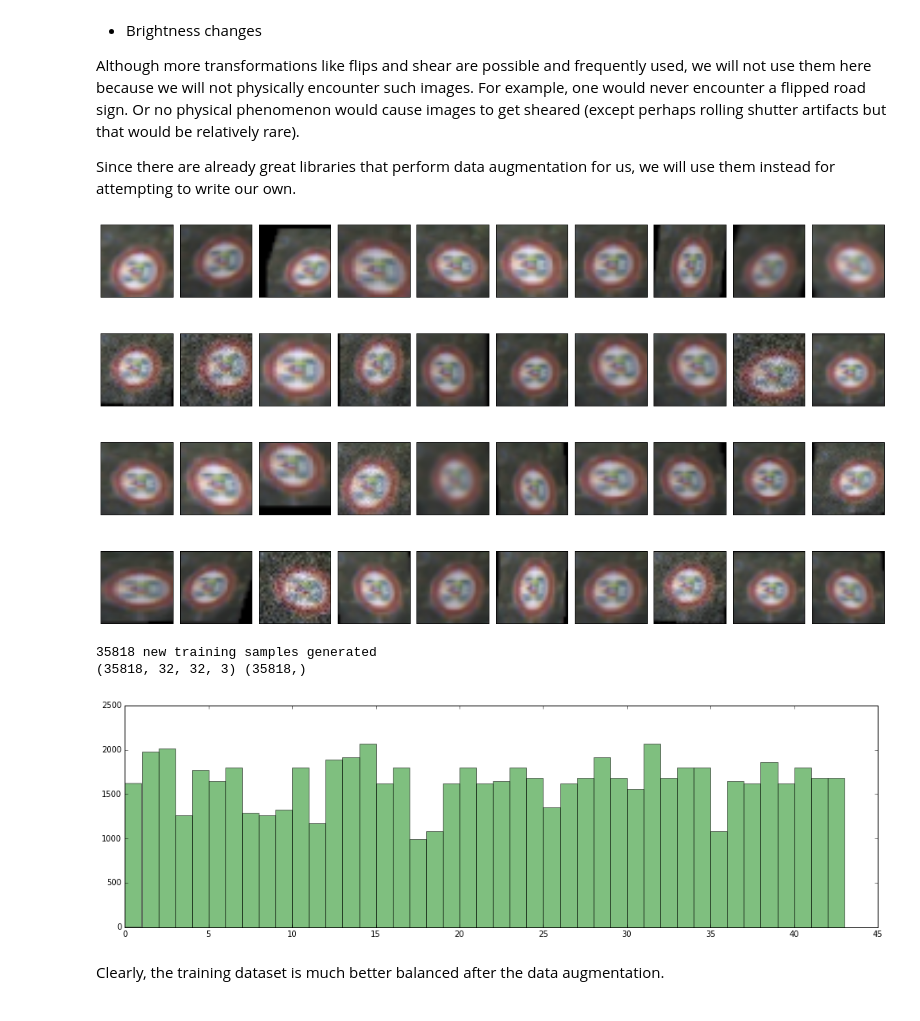
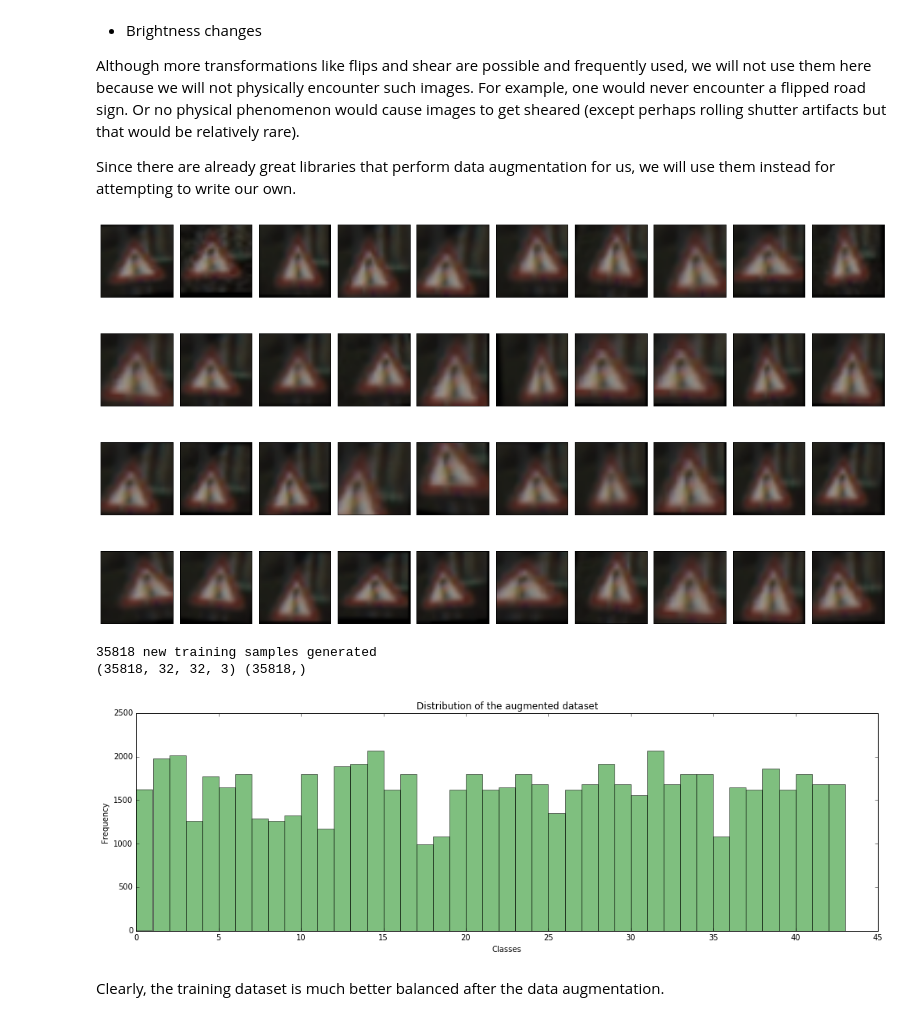
Before and after one commit to precyon/Traffic-Sign-Classifier, a Jupyter notebook: Traffic_Sign_Classifier.ipynb, the cells around one changed output. Saved outputs shown, nothing was run; the diff lists cells and outputs as text; code cells hidden in the pictures.

```diff
--- a/Traffic_Sign_Classifier.ipynb
+++ b/Traffic_Sign_Classifier.ipynb
@@ -159,8 +162,11 @@ from imgaug import augmenters as iaa
 
 
 seq = iaa.Sequential([
+    # Crop all images with random percentage from 0 to 22%
     iaa.Crop(percent=(0, 0.22)), # random crops
 
+    # With a probability of 0.3, apply either a random Gaussian
+    # blur or add random additive noise.
     iaa.Sometimes(0.3,
     iaa.OneOf([
     iaa.GaussianBlur(sigma=(0, 1)),
@@ -170,17 +176,22 @@ seq = iaa.Sequential([
     # Strengthen or weaken the contrast in each image.
     #iaa.Sometimes(0.25, iaa.ContrastNormalization((0.75, 1.5))),
 
-    # Make some images brighter and some darker.
-    iaa.Multiply((0.9, 1.2)),
     # Apply affine transformations to each image.
     # Scale/zoom them, translate/move them, rotate them and shear them.
 
-    iaa.Sometimes(0.1, iaa.Affine(translate_percent={"x": (-0.1, 0.1), "y": (-0.1, 0.1)})),
+    # Translate some images
+    iaa.Sometimes(0.25,
+                  iaa.Affine(translate_percent={"x": (-0.1, 0.1), "y": (-0.1, 0.1)})
+                 ),
+
+    # With a high probability, apply a perspective transform
+    iaa.Sometimes(0.97,
+                  iaa.PerspectiveTransform(scale=(0, 0.1))
+                 ),
 
     iaa.Affine(
         scale={"x": (0.9, 1.1), "y": (0.9, 1.1)},
-        rotate=(-6, 6),
-        shear=(-15, 15)
+        rotate=(-6, 6)
     )
 
     #iaa.Affine(rotate=(89, 91))
@@ -209,6 +220,7 @@ def showRandomAugmentedImages(x, numImgs):
         plt.xticks([])
         plt.yticks([])
     plt.tight_layout()
+    plt.savefig('augmented.png', dpi=120, transparent=True, box_inches='Tight')
     plt.show()
 
 def testAugmentationSequence(img, numImgs):
@@ -242,10 +254,10 @@ def balanceDataset(x,y, minsamples, sequence):
 
 
 #Visualize the augmentation pipline on a single image
-i = 2374
+i = 1474
 testAugmentationSequence(x_train[i,:,:,:], 40)
 # %% [output]
-[figure, old version]
+[figure, new version]
 # %%
 # Run the augmentation on our training dataset
 if ~LoadAugmentedData:
@@ -259,20 +271,24 @@ else:
 35818 new training samples generated
 (35818, 32, 32, 3) (35818,)
 # %%
-# Visualize the distribution of the augemented dataset
+# Visualize the distribution of the augmented dataset
 if ~LoadAugmentedData:
     x_train_aug = np.append(x_train, x_aug, axis=0)
     y_train_aug = np.append(y_train, y_aug, axis=0)
 
     augHist = plt.figure(figsize=(17,5))
+    plt.title("Distribution of the augmented dataset")
     plt.hist(y_train_aug, bins=np.arange(y_train_aug.min(), y_train_aug.max()+2), color="green", alpha=0.5)
+    plt.ylabel("Frequency")
+    plt.xlabel("Classes")
+    plt.savefig('augmented-histogram.png', dpi=120, transparent=True, box_inches='Tight')
     plt.show()
 
     #showRandomImagesFromDataset(x_train_aug, y_train_aug, numClassesToShow=5, numImgsPerClass=15, names=signNames)
 else:
     print("Data already augmented")
 # %% [output]
-[figure, old version]
+[figure, new version]
 # %% [markdown]
 Clearly, the training dataset is much better balanced after the data augmentation.
 # %%
```
Also changed, not shown: parts of 11 cells of this notebook.
